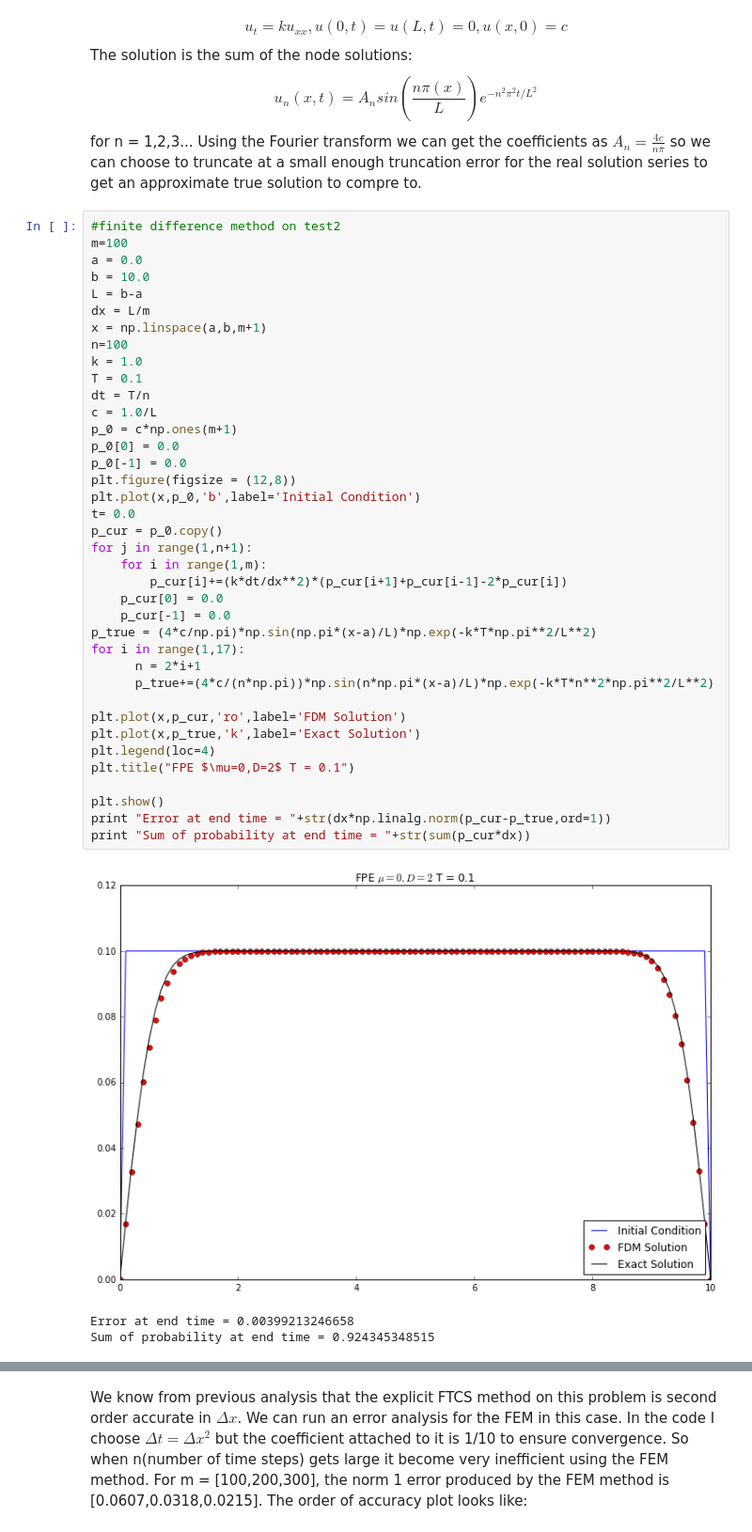
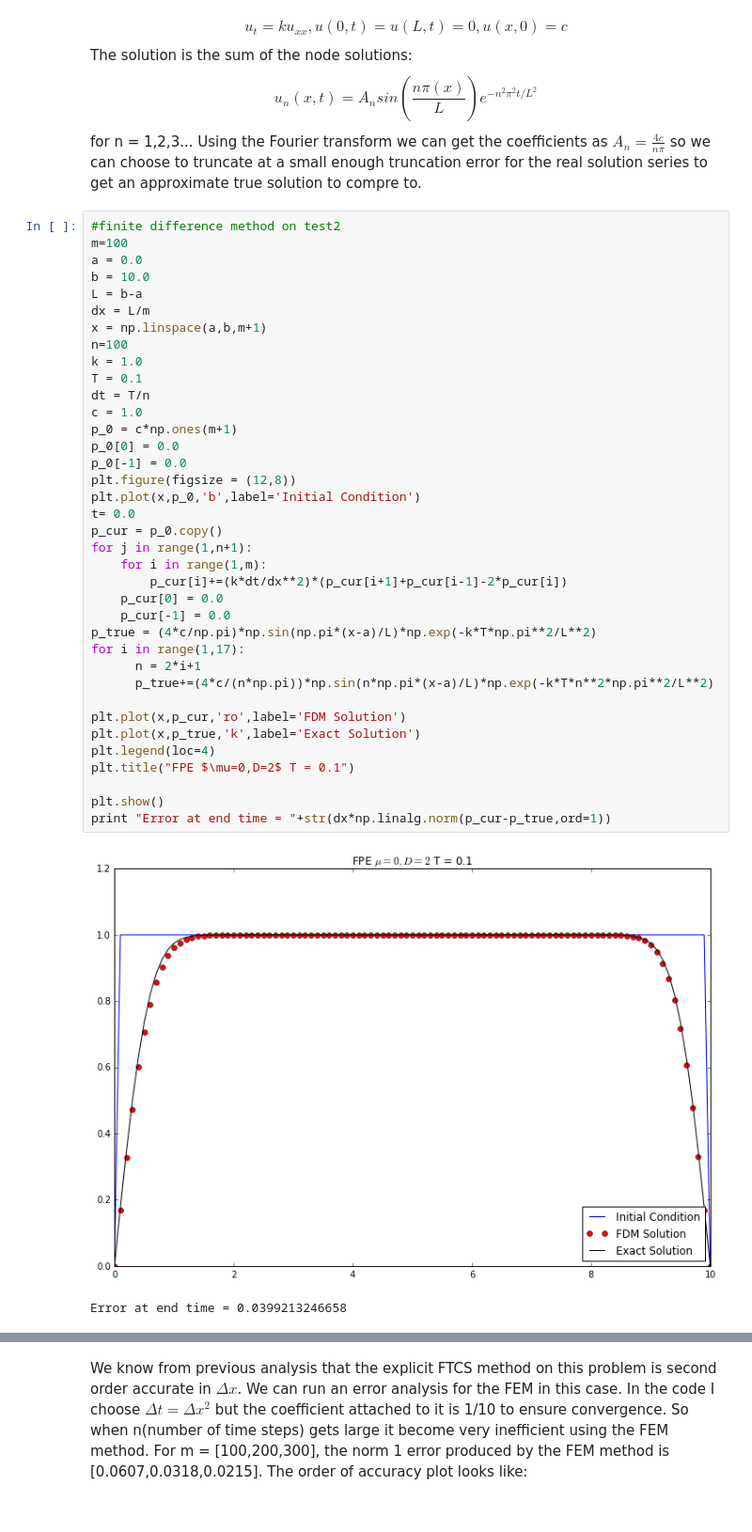
Before and after one commit to Ray950611/Project_FPE, a Jupyter notebook: project fokker-planck.ipynb, the cells around one changed output, grey strips where cells are left out. Shown at 94% size. Drawn from its saved outputs; the diff is of its cells as text.

```diff
--- a/project fokker-planck.ipynb
+++ b/project fokker-planck.ipynb
@@ -731,38 +733,36 @@ dx = L/m
 x = np.linspace(a,b,m+1)
 n=100
 k = 1.0
 T = 0.1
 dt = T/n
-c = 1.0/L
+c = 1.0
 p_0 = c*np.ones(m+1)
 p_0[0] = 0.0
 p_0[-1] = 0.0
 plt.figure(figsize = (12,8))
 plt.plot(x,p_0,'b',label='Initial Condition')
 t= 0.0
 p_cur = p_0.copy()
 for j in range(1,n+1):
     for i in range(1,m):
         p_cur[i]+=(k*dt/dx**2)*(p_cur[i+1]+p_cur[i-1]-2*p_cur[i])
     p_cur[0] = 0.0
     p_cur[-1] = 0.0
 p_true = (4*c/np.pi)*np.sin(np.pi*(x-a)/L)*np.exp(-k*T*np.pi**2/L**2)
 for i in range(1,17):
       n = 2*i+1
       p_true+=(4*c/(n*np.pi))*np.sin(n*np.pi*(x-a)/L)*np.exp(-k*T*n**2*np.pi**2/L**2)
 
 plt.plot(x,p_cur,'ro',label='FDM Solution')
 plt.plot(x,p_true,'k',label='Exact Solution')
 plt.legend(loc=4)
 plt.title("FPE $\mu=0,D=2$ T = 0.1")
 
 plt.show()
 print "Error at end time = "+str(dx*np.linalg.norm(p_cur-p_true,ord=1))
-print "Sum of probability at end time = "+str(sum(p_cur*dx))
 # %% [output]
-[figure, old version]
+[figure, new version]
-Error at end time = 0.00399213246658
-Sum of probability at end time = 0.924345348515
+Error at end time = 0.0399213246658
 # %% [markdown]
 The FEM code takes the same inputs and parameters and gives an erro of 0.06 upon end time T = 0.1. The plot is shown below:
 ![FEM2](femtest2.png)
```
Also changed, not shown: parts of 1 cell of this notebook.
